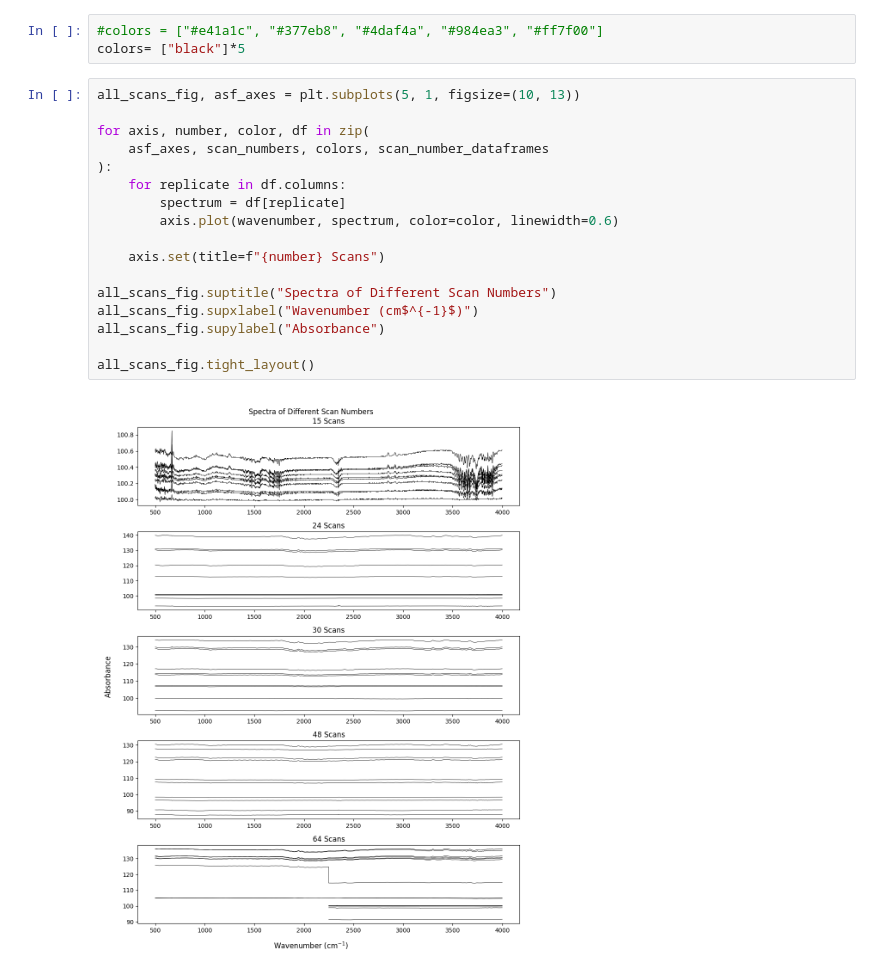
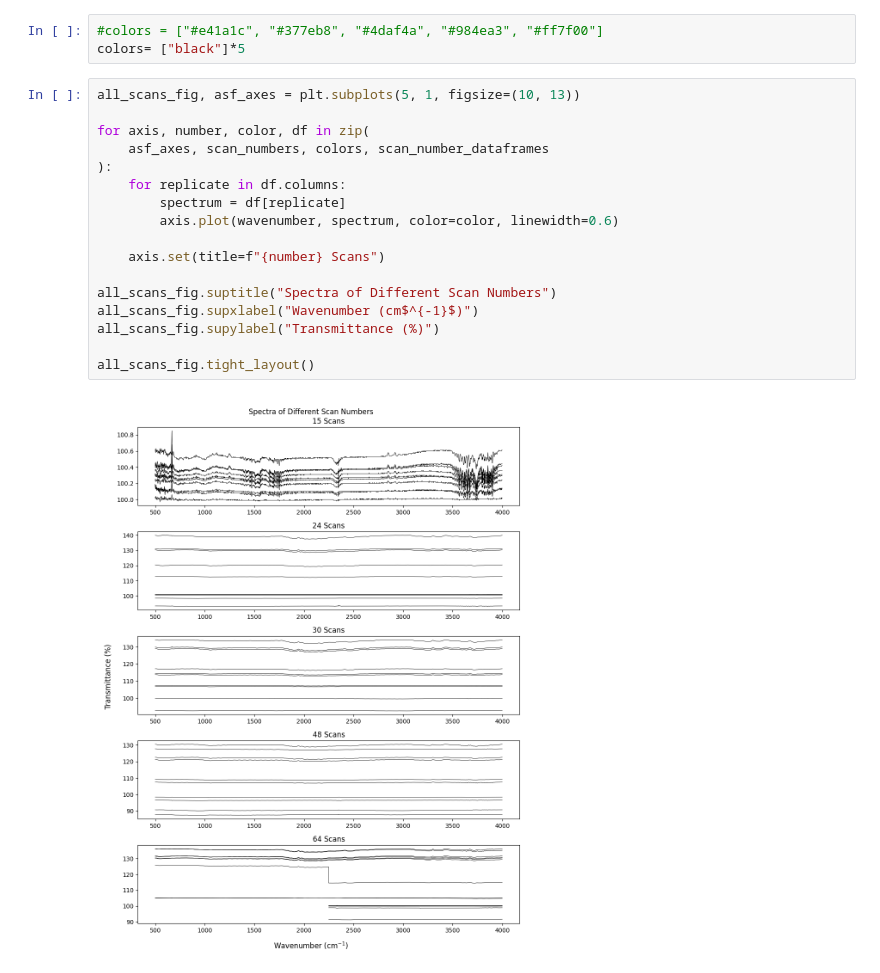
Before and after one commit to akaeii/mango_ftir_optimization, a Jupyter notebook: gas_ftir/optimization_gas.ipynb, the cells around one changed output. Cells and saved outputs as stored; diff of their text form.

Commit message:
Corrected label of transmittance graph; created another plot for absorbance.

```diff
--- a/gas_ftir/optimization_gas.ipynb
+++ b/gas_ftir/optimization_gas.ipynb
@@ -27,19 +27,19 @@ colors= ["black"]*5
 # %%
 all_scans_fig, asf_axes = plt.subplots(5, 1, figsize=(10, 13))
 
 for axis, number, color, df in zip(
     asf_axes, scan_numbers, colors, scan_number_dataframes
 ):
     for replicate in df.columns:
         spectrum = df[replicate]
         axis.plot(wavenumber, spectrum, color=color, linewidth=0.6)
 
     axis.set(title=f"{number} Scans")
 
 all_scans_fig.suptitle("Spectra of Different Scan Numbers")
 all_scans_fig.supxlabel("Wavenumber (cm$^{-1}$)")
-all_scans_fig.supylabel("Absorbance")
+all_scans_fig.supylabel("Transmittance (%)")
 
 all_scans_fig.tight_layout()
 # %% [output]
-[figure, old version]
+[figure, new version]
```
Also changed, not shown: parts of 2 cells of this notebook.
